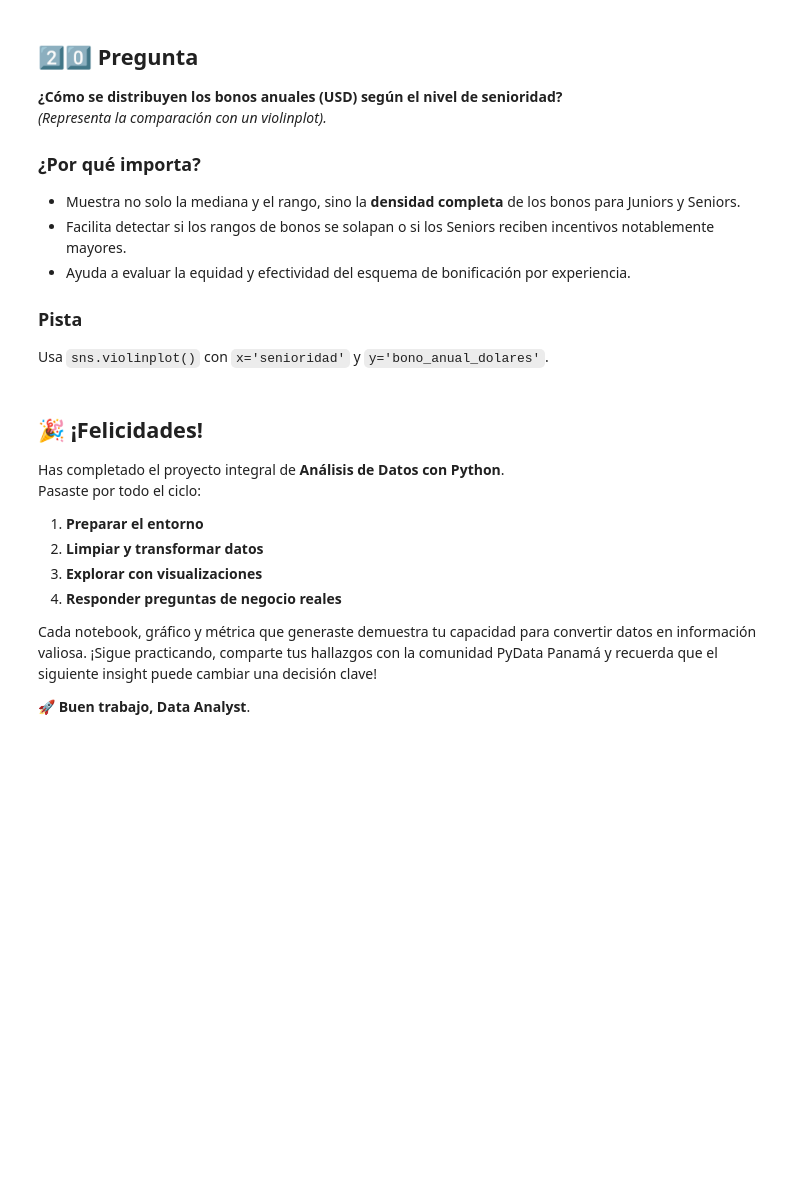
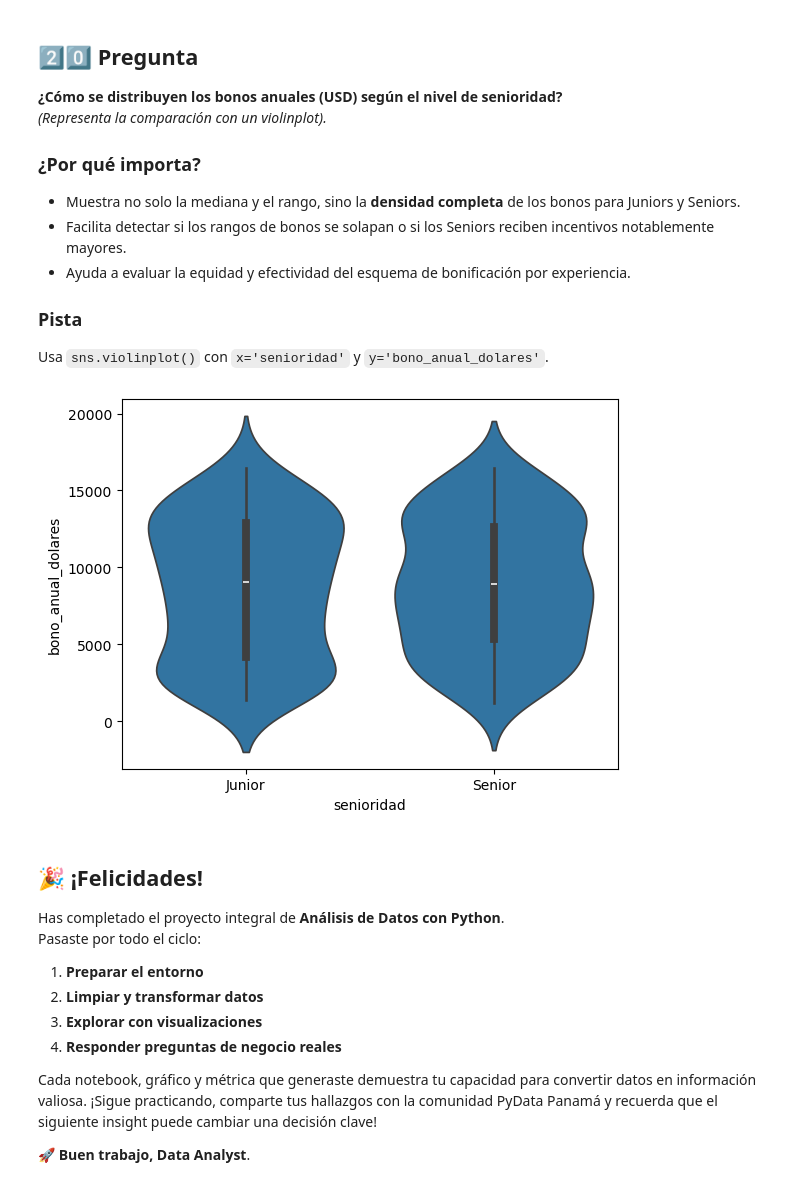
Before and after one commit to panregitt/pydatapanama-cursos, a Jupyter notebook: cursos/analisis_datos/notebooks/pyda_modulo04_fernandovillalobos.ipynb, the cells around one changed output. Cells and saved outputs as stored; diff of their text form; code cells hidden in the pictures; blank space fills up the shorter version.

```diff
--- a/cursos/analisis_datos/notebooks/pyda_modulo04_fernandovillalobos.ipynb
+++ b/cursos/analisis_datos/notebooks/pyda_modulo04_fernandovillalobos.ipynb
@@ -411,6 +514,13 @@ Basta con aplicar `.median()` a la columna `ingreso_per_capita`.
 Usa `sns.violinplot()` con `x='senioridad'` y `y='bono_anual_dolares'`.
 # %%
 # Violinplot de bonos anuales por senioridad
+sns.violinplot(df_salarios_pais, x='senioridad', y='bono_anual_dolares')
+#adornos
+plt.title='Distribución de Bono Anual según Senioridad'
+plt.xlabel='Senioridad'
+plt.ylabel='Bono anual'
+# %% [output]
+[figure, added]
 # %% [markdown]
 ## 🎉 ¡Felicidades!
 
```
Also changed, not shown: parts of 14 cells of this notebook.
